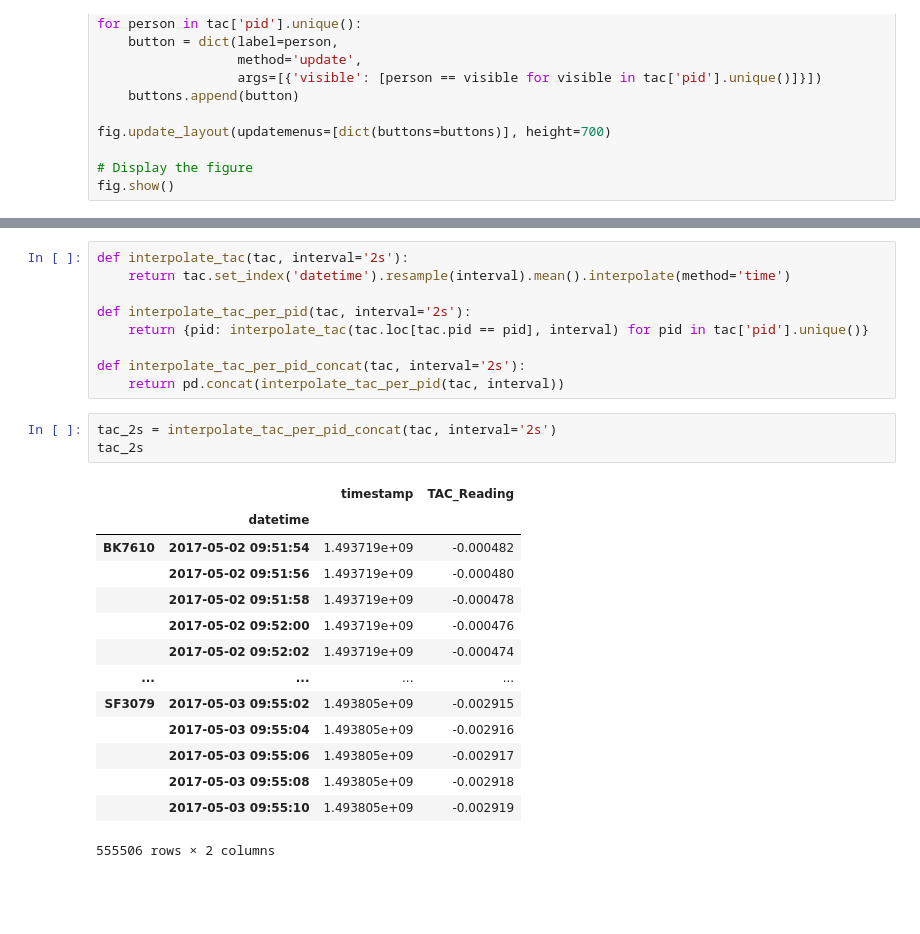
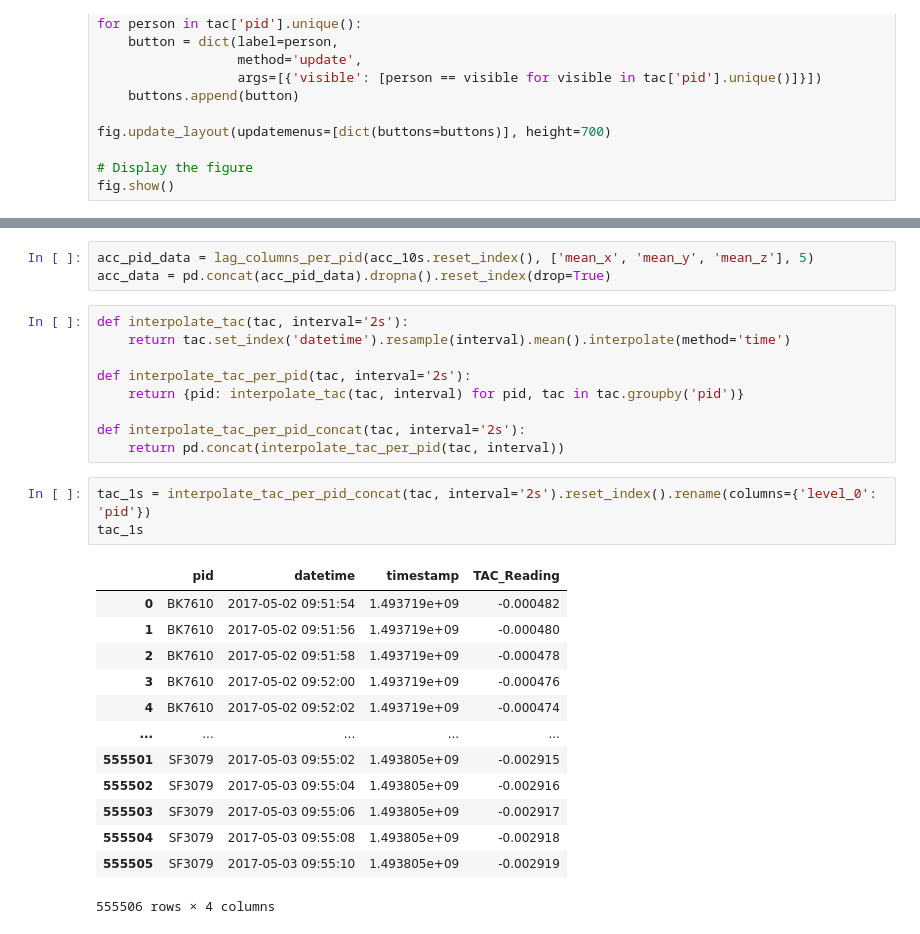
Before and after one commit to matheuscamposmt/heavy_drinks, a Jupyter notebook: notebook.ipynb, the cells around one changed output, grey strips where cells are left out. Saved outputs shown, nothing was run; the diff lists cells and outputs as text; blank space fills up the shorter version.

```diff
--- a/notebook.ipynb
+++ b/notebook.ipynb
@@ -167,29 +142,31 @@ acc_2s
+# %%
+acc_pid_data = lag_columns_per_pid(acc_10s.reset_index(), ['mean_x', 'mean_y', 'mean_z'], 5)
+acc_data = pd.concat(acc_pid_data).dropna().reset_index(drop=True)
 # %%
 def interpolate_tac(tac, interval='2s'):
     return tac.set_index('datetime').resample(interval).mean().interpolate(method='time')
 
 def interpolate_tac_per_pid(tac, interval='2s'):
-    return {pid: interpolate_tac(tac.loc[tac.pid == pid], interval) for pid in tac['pid'].unique()}
+    return {pid: interpolate_tac(tac, interval) for pid, tac in tac.groupby('pid')}
 
 def interpolate_tac_per_pid_concat(tac, interval='2s'):
     return pd.concat(interpolate_tac_per_pid(tac, interval))
 # %%
-tac_2s = interpolate_tac_per_pid_concat(tac, interval='2s')
-tac_2s
+tac_1s = interpolate_tac_per_pid_concat(tac, interval='2s').reset_index().rename(columns={'level_0': 'pid'})
+tac_1s
 # %% [output]
-|  |  | timestamp | TAC_Reading |
-|  | datetime |  |  |
-| BK7610 | 2017-05-02 09:51:54 | 1.493719e+09 | -0.000482 |
-|  | 2017-05-02 09:51:56 | 1.493719e+09 | -0.000480 |
-|  | 2017-05-02 09:51:58 | 1.493719e+09 | -0.000478 |
-|  | 2017-05-02 09:52:00 | 1.493719e+09 | -0.000476 |
-|  | 2017-05-02 09:52:02 | 1.493719e+09 | -0.000474 |
-| ... | ... | ... | ... |
-| SF3079 | 2017-05-03 09:55:02 | 1.493805e+09 | -0.002915 |
-|  | 2017-05-03 09:55:04 | 1.493805e+09 | -0.002916 |
-|  | 2017-05-03 09:55:06 | 1.493805e+09 | -0.002917 |
-|  | 2017-05-03 09:55:08 | 1.493805e+09 | -0.002918 |
-|  | 2017-05-03 09:55:10 | 1.493805e+09 | -0.002919 |
+|  | pid | datetime | timestamp | TAC_Reading |
+| 0 | BK7610 | 2017-05-02 09:51:54 | 1.493719e+09 | -0.000482 |
+| 1 | BK7610 | 2017-05-02 09:51:56 | 1.493719e+09 | -0.000480 |
+| 2 | BK7610 | 2017-05-02 09:51:58 | 1.493719e+09 | -0.000478 |
+| 3 | BK7610 | 2017-05-02 09:52:00 | 1.493719e+09 | -0.000476 |
+| 4 | BK7610 | 2017-05-02 09:52:02 | 1.493719e+09 | -0.000474 |
+| ... | ... | ... | ... | ... |
+| 555501 | SF3079 | 2017-05-03 09:55:02 | 1.493805e+09 | -0.002915 |
+| 555502 | SF3079 | 2017-05-03 09:55:04 | 1.493805e+09 | -0.002916 |
+| 555503 | SF3079 | 2017-05-03 09:55:06 | 1.493805e+09 | -0.002917 |
+| 555504 | SF3079 | 2017-05-03 09:55:08 | 1.493805e+09 | -0.002918 |
+| 555505 | SF3079 | 2017-05-03 09:55:10 | 1.493805e+09 | -0.002919 |
-555506 rows × 2 columns
+555506 rows × 4 columns
 # %%
 # join the two dataframes
```
Also changed, not shown: parts of 20 cells of this notebook.
